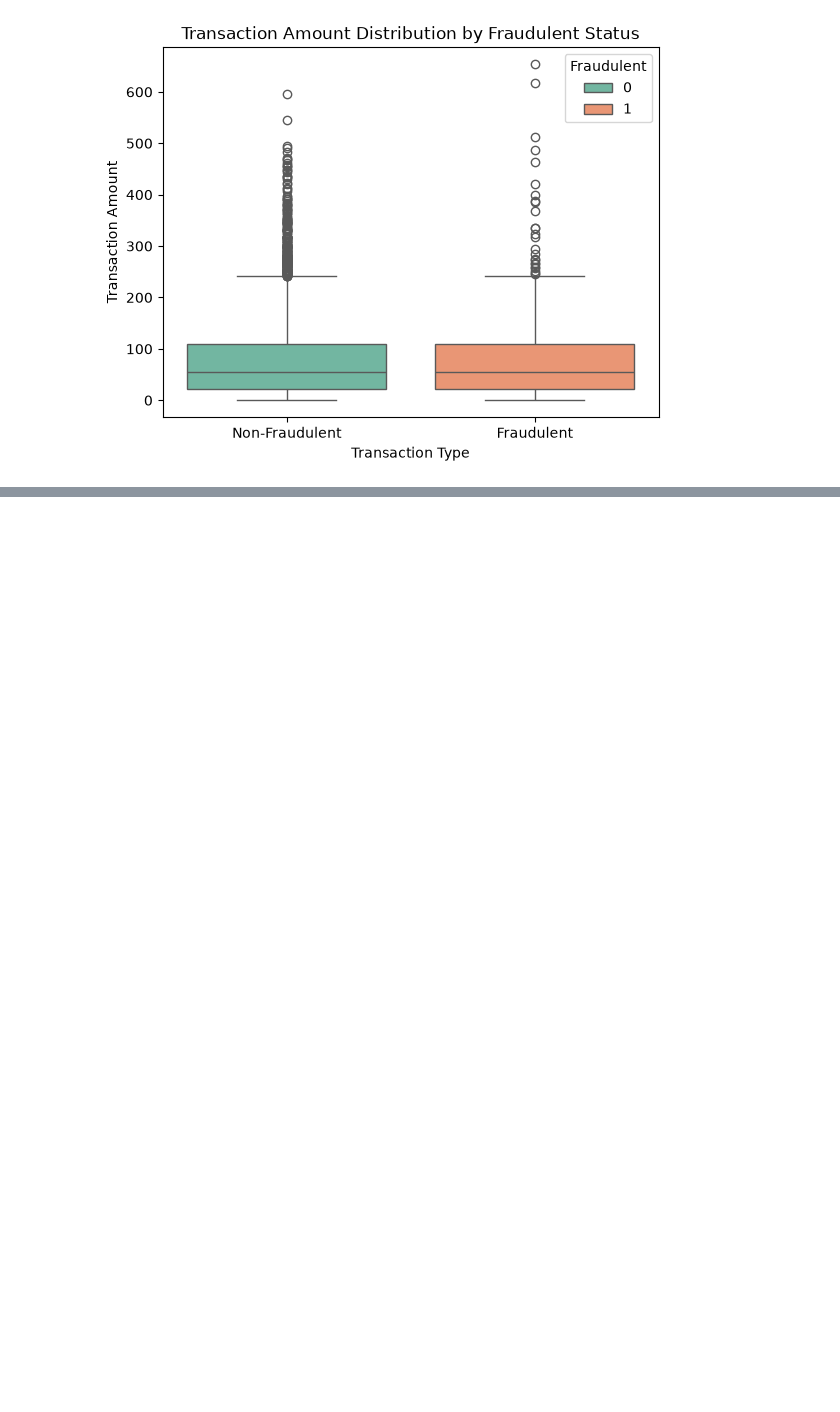
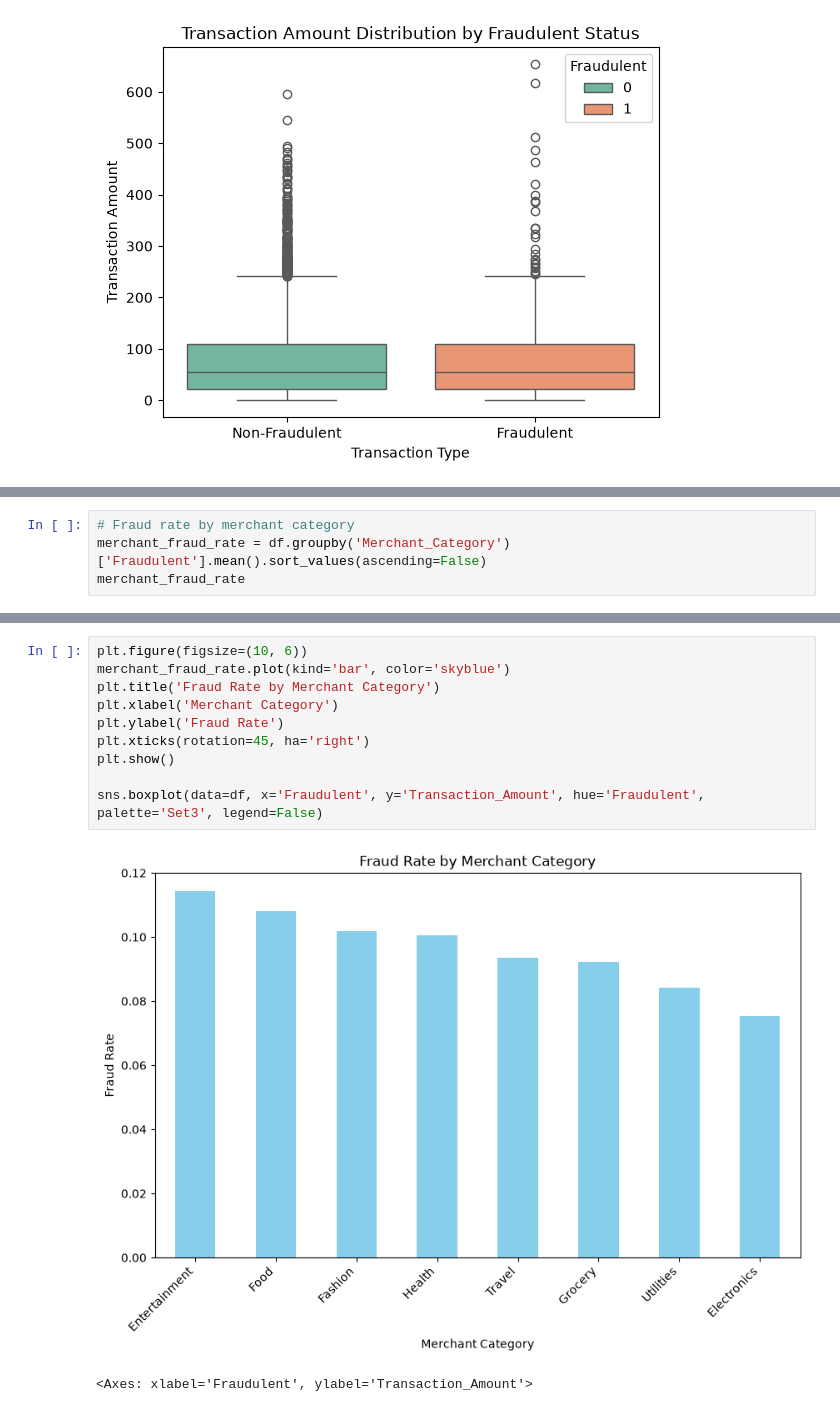
Before and after one commit to umairr-95/Financial-Fraud-Detection-Model-with-Dashboard, a Jupyter notebook: EDA.ipynb, the cells around one changed output, grey strips where cells are left out. Cells and saved outputs as stored; diff of their text form; blank space fills up the shorter version.

```diff
--- a/EDA.ipynb
+++ b/EDA.ipynb
@@ -100,0 +141,4 @@ plt.show()
+# %%
+# Fraud rate by merchant category
+merchant_fraud_rate = df.groupby('Merchant_Category')['Fraudulent'].mean().sort_values(ascending=False)
+merchant_fraud_rate
@@ -100,0 +156,13 @@ plt.show()
+# %%
+plt.figure(figsize=(10, 6))
+merchant_fraud_rate.plot(kind='bar', color='skyblue')
+plt.title('Fraud Rate by Merchant Category')
+plt.xlabel('Merchant Category')
+plt.ylabel('Fraud Rate')
+plt.xticks(rotation=45, ha='right')
+plt.show()
+
+sns.boxplot(data=df, x='Fraudulent', y='Transaction_Amount', hue='Fraudulent', palette='Set3', legend=False)
+# %% [output]
+[figure, added]
+<Axes: xlabel='Fraudulent', ylabel='Transaction_Amount'>
```
Also changed, not shown: parts of 12 cells of this notebook.
